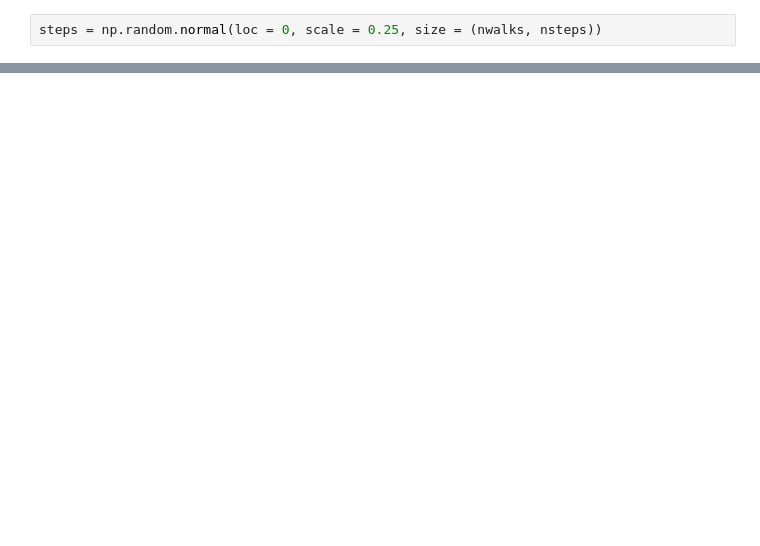
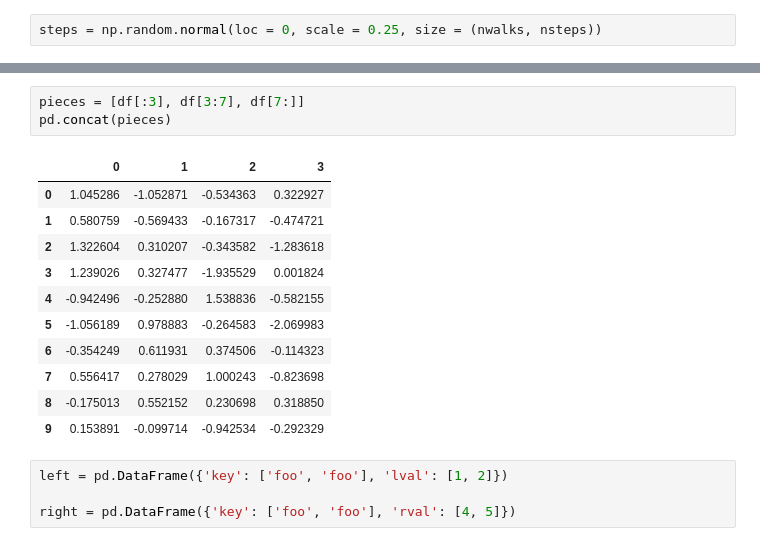
Before and after one commit to ZCW-Data1dot2/wes-book---ch4---numpy-Anujangalapalli, a Jupyter notebook: Chapter4WorkAlong.ipynb, the cells around one changed output, grey strips where cells are left out. Saved outputs shown, nothing was run; the diff lists cells and outputs as text; blank space fills up the shorter version.

```diff
--- a/Chapter4WorkAlong.ipynb
+++ b/Chapter4WorkAlong.ipynb
@@ -1006,0 +1428,19 @@ array([[ 0.18764359, -0.15082022,  0.01558629, ...,  0.01448881,
+# %%
+pieces = [df[:3], df[3:7], df[7:]]
+pd.concat(pieces)
+# %% [output]
+|  | 0 | 1 | 2 | 3 |
+| 0 | 1.045286 | -1.052871 | -0.534363 | 0.322927 |
+| 1 | 0.580759 | -0.569433 | -0.167317 | -0.474721 |
+| 2 | 1.322604 | 0.310207 | -0.343582 | -1.283618 |
+| 3 | 1.239026 | 0.327477 | -1.935529 | 0.001824 |
+| 4 | -0.942496 | -0.252880 | 1.538836 | -0.582155 |
+| 5 | -1.056189 | 0.978883 | -0.264583 | -2.069983 |
+| 6 | -0.354249 | 0.611931 | 0.374506 | -0.114323 |
+| 7 | 0.556417 | 0.278029 | 1.000243 | -0.823698 |
+| 8 | -0.175013 | 0.552152 | 0.230698 | 0.318850 |
+| 9 | 0.153891 | -0.099714 | -0.942534 | -0.292329 |
+# %%
+left = pd.DataFrame({'key': ['foo', 'foo'], 'lval': [1, 2]})
+
+right = pd.DataFrame({'key': ['foo', 'foo'], 'rval': [4, 5]})
```
Also changed, not shown: parts of 118 cells of this notebook.
